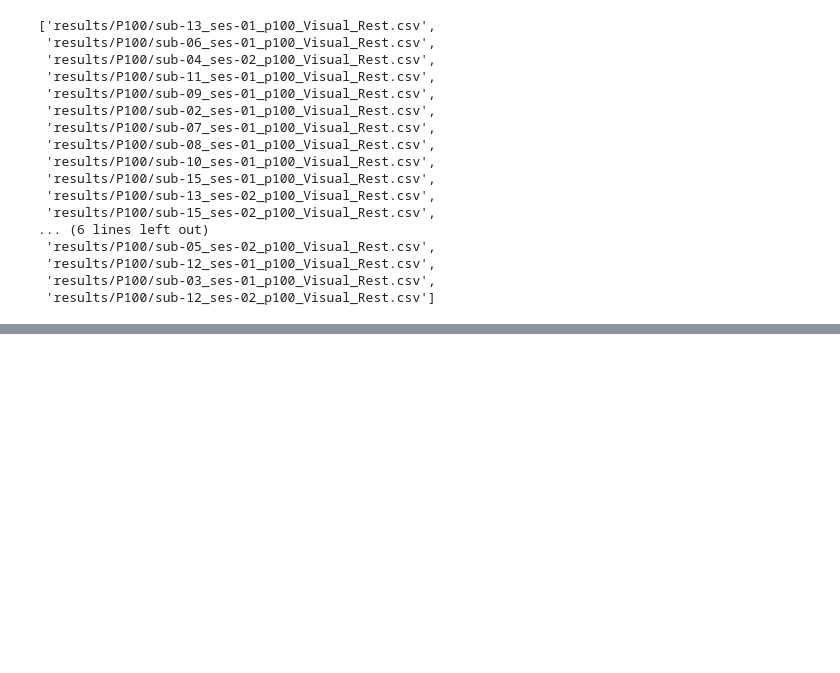
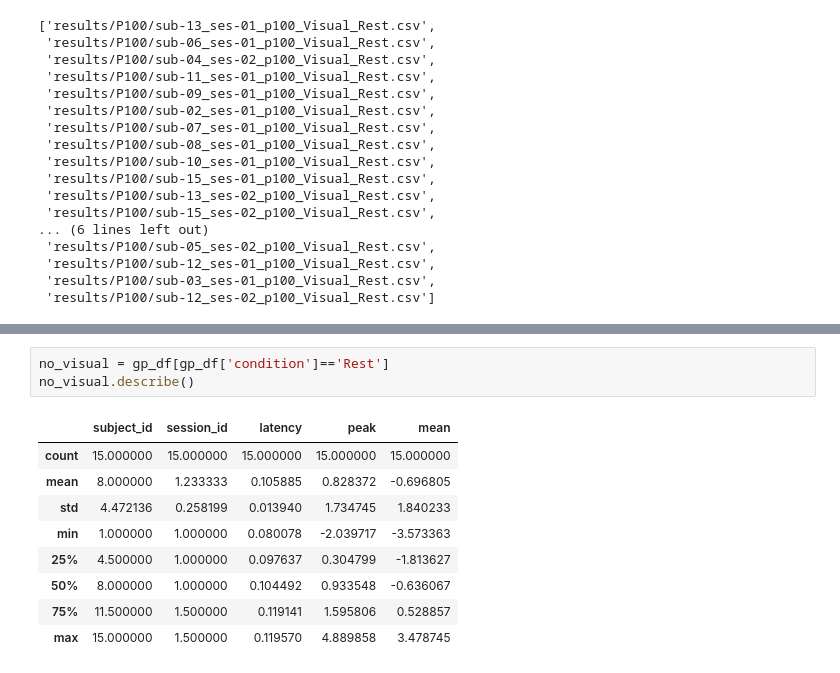
Before and after one commit to owaismujtaba/mind-voice, a Jupyter notebook: notebooks/p_100.ipynb, the cells around one changed output, grey strips where cells are left out. Saved outputs shown, nothing was run; the diff lists cells and outputs as text; blank space fills up the shorter version.

```diff
--- a/notebooks/p_100.ipynb
+++ b/notebooks/p_100.ipynb
@@ -133,0 +100,13 @@ combined_df
+# %%
+no_visual = gp_df[gp_df['condition']=='Rest']
+no_visual.describe()
+# %% [output]
+|  | subject_id | session_id | latency | peak | mean |
+| count | 15.000000 | 15.000000 | 15.000000 | 15.000000 | 15.000000 |
+| mean | 8.000000 | 1.233333 | 0.105885 | 0.828372 | -0.696805 |
+| std | 4.472136 | 0.258199 | 0.013940 | 1.734745 | 1.840233 |
+| min | 1.000000 | 1.000000 | 0.080078 | -2.039717 | -3.573363 |
+| 25% | 4.500000 | 1.000000 | 0.097637 | 0.304799 | -1.813627 |
+| 50% | 8.000000 | 1.000000 | 0.104492 | 0.933548 | -0.636067 |
+| 75% | 11.500000 | 1.500000 | 0.119141 | 1.595806 | 0.528857 |
+| max | 15.000000 | 1.500000 | 0.119570 | 4.889858 | 3.478745 |
```
Also changed, not shown: parts of 10 cells of this notebook, 38 other files.
